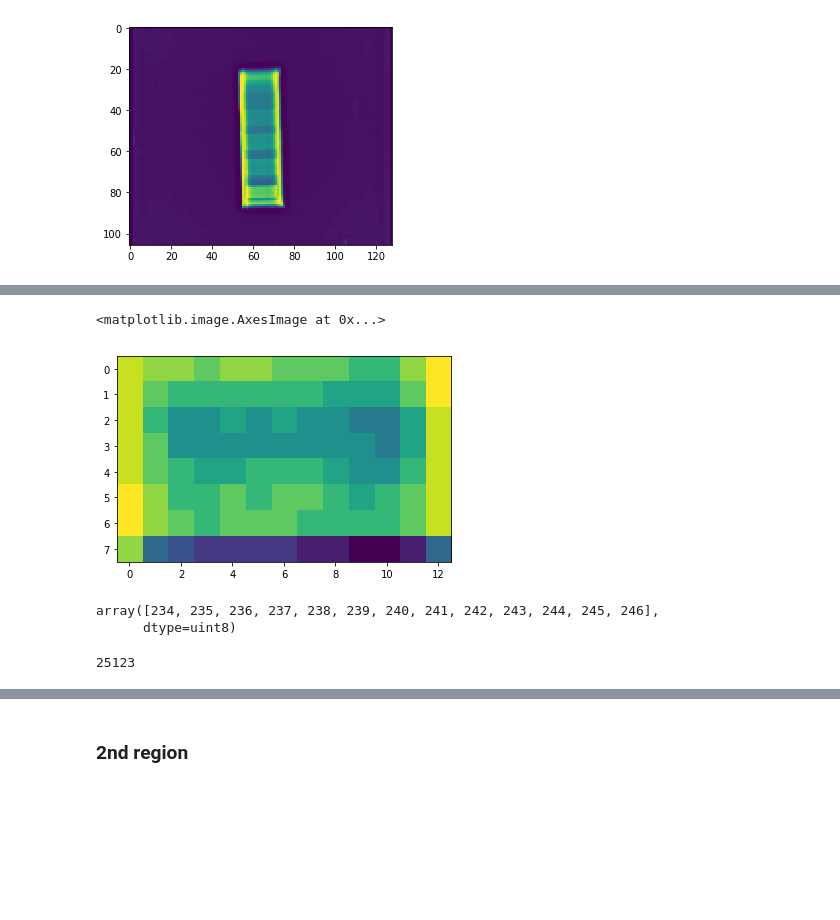
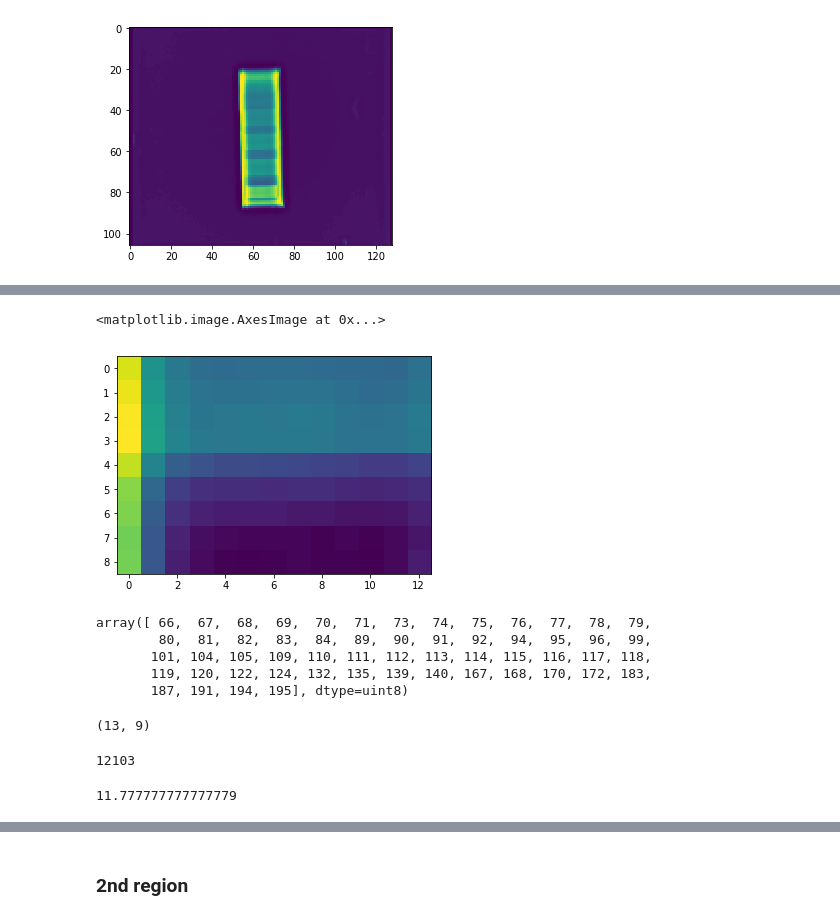
Before and after one commit to rclemsmith/Final-Year-Project, a Jupyter notebook: bmd_computation.ipynb, the cells around one changed output, grey strips where cells are left out. Cells and saved outputs as stored; diff of their text form; code cells hidden in the pictures; blank space fills up the shorter version.

```diff
--- a/bmd_computation.ipynb
+++ b/bmd_computation.ipynb
@@ -22,19 +21,18 @@ plt.imshow(processed_im)
 # %%
 # left = 47
 # top = 88.8
 # right = 58
 # bottom = 94
 # low_cropped_img = low_image.crop((left,top,right,bottom))
 # low_cropped_img.show()
 # plt.imshow(low_cropped_img)
 
-left = 58
-top = 65
-right = 71
-bottom = 73
-low_cropped_img = processed_im.crop((left,top,right,bottom))
-low_cropped_img.show()
+left = 57
+top = 68
+right = 70
+bottom = 77
+low_cropped_img = low_image.crop((left,top,right,bottom))
 plt.imshow(low_cropped_img)
 # %% [output]
 <matplotlib.image.AxesImage at 0x...>
-[figure, old version]
+[figure, new version]
@@ -41,11 +42,26 @@ plt.imshow(low_cropped_img)
 # %%
 np.unique(low_cropped_img)
 # %% [output]
-array([234, 235, 236, 237, 238, 239, 240, 241, 242, 243, 244, 245, 246],
-      dtype=uint8)
+array([ 66,  67,  68,  69,  70,  71,  73,  74,  75,  76,  77,  78,  79,
+        80,  81,  82,  83,  84,  89,  90,  91,  92,  94,  95,  96,  99,
+       101, 104, 105, 109, 110, 111, 112, 113, 114, 115, 116, 117, 118,
+       119, 120, 122, 124, 132, 135, 139, 140, 167, 168, 170, 172, 183,
+       187, 191, 194, 195], dtype=uint8)
+# %%
+width,height = low_cropped_img.size
+width,height
+# %% [output]
+(13, 9)
 # %%
 i_d = np.sum(low_cropped_img)
 i_d
 # %% [output]
-25123
+12103
+# %%
+width,i_h = low_image.size
+w,r_h = low_cropped_img.size
+c_f = i_h/r_h
+c_f
+# %% [output]
+11.777777777777779
 # %%
```
Also changed, not shown: parts of 32 cells of this notebook.
